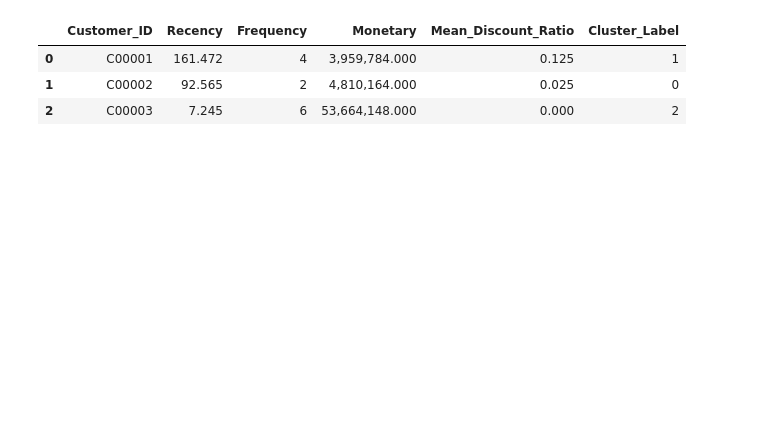
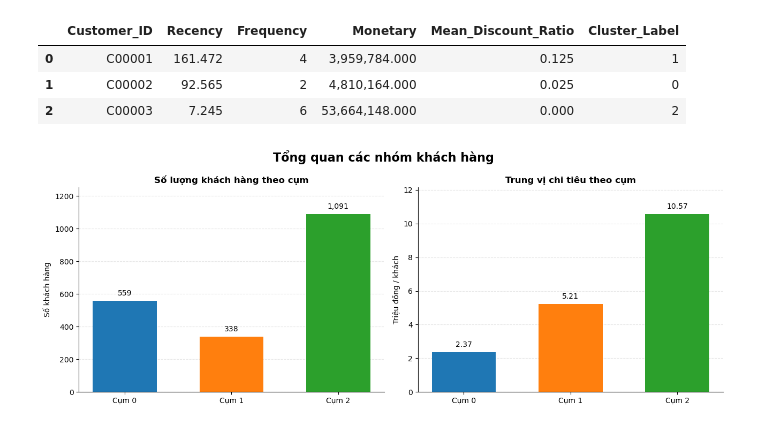
Before and after one commit to Myracc248/data-analysis-ai-nhom11, a Jupyter notebook: notebooks/07_kmeans.ipynb, the cells around one changed output. Drawn from its saved outputs; the diff is of its cells as text; code cells hidden in the pictures; blank space fills up the shorter version.

Commit message:
bieu do va bang kiem tra ket qua KMeans

```diff
--- a/notebooks/07_kmeans.ipynb
+++ b/notebooks/07_kmeans.ipynb
@@ -332,3 +332,66 @@ hien_thi(example[['Customer_ID'] + NUMERIC].assign(Cluster_Label=pred))
 | 0 | C00001 | 161.472 | 4 | 3,959,784.000 | 0.125 | 1 |
 | 1 | C00002 | 92.565 | 2 | 4,810,164.000 | 0.025 | 0 |
 | 2 | C00003 | 7.245 | 6 | 53,664,148.000 | 0.000 | 2 |
+# %%
+#bieu do khong thay doi ket qua phan cum
+import matplotlib.pyplot as plt
+
+#tao ban sao de ve
+bang_ve = profiles[
+    ["Customers", "Monetary_median"]
+].copy().sort_index()
+
+ten_cum = [f"Cụm {i}" for i in bang_ve.index]
+mau = [plt.get_cmap("tab10")(i % 10)
+       for i in range(len(bang_ve))]
+
+fig, axes = plt.subplots(1, 2, figsize=(13, 5))
+
+#so luong khach hang theo cum
+cot_1 = axes[0].bar(
+    ten_cum,
+    bang_ve["Customers"],
+    color=mau,
+    width=0.6
+)
+
+axes[0].set_title("Số lượng khách hàng theo cụm", fontweight="bold")
+axes[0].set_ylabel("Số khách hàng")
+axes[0].bar_label(
+    cot_1,
+    labels=[f"{int(n):,}" for n in bang_ve["Customers"]],
+    padding=5
+)
+axes[0].margins(y=0.15)
+
+#Trung vi tổng chi tieu khách hàng trong phân cụm
+chi_tieu_trieu = bang_ve["Monetary_median"] / 1_000_000
+
+cot_2 = axes[1].bar(
+    ten_cum,
+    chi_tieu_trieu,
+    color=mau,
+    width=0.6
+)
+
+axes[1].set_title("Trung vị chi tiêu theo cụm", fontweight="bold")
+axes[1].set_ylabel("Triệu đồng / khách")
+axes[1].bar_label(
+    cot_2,
+    labels=[f"{n:.2f}" for n in chi_tieu_trieu],
+    padding=5
+)
+axes[1].margins(y=0.15)
+
+for ax in axes:
+    ax.set_axisbelow(True)
+    ax.grid(axis="y", linestyle="--", alpha=0.3)
+    ax.spines["top"].set_visible(False)
+    ax.spines["right"].set_visible(False)
+
+fig.suptitle("Tổng quan các nhóm khách hàng", fontsize=16,
+             fontweight="bold")
+plt.tight_layout()
+plt.show()
+# %% [output]
+[figure, added]
```
Also changed, not shown: parts of 12 cells of this notebook.
